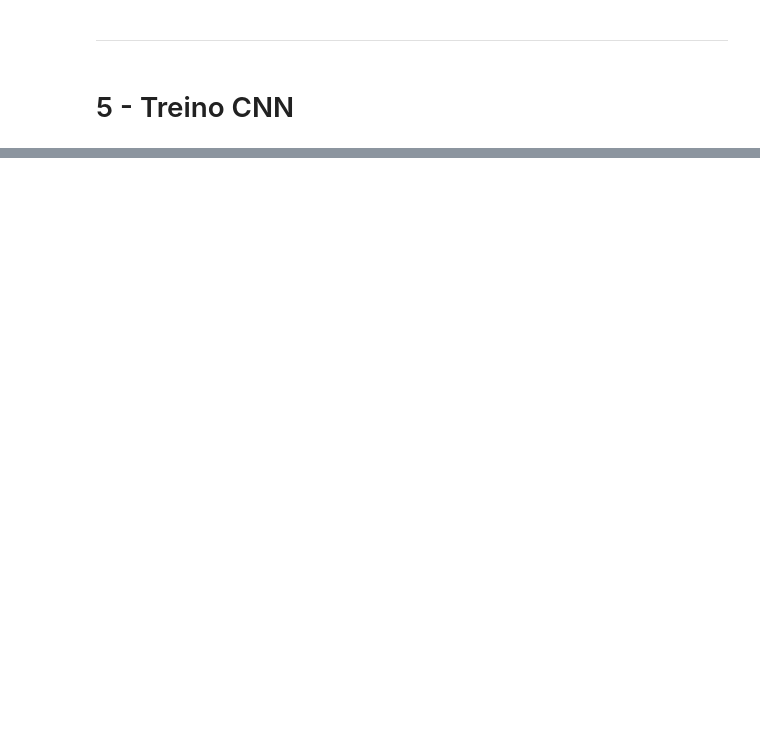
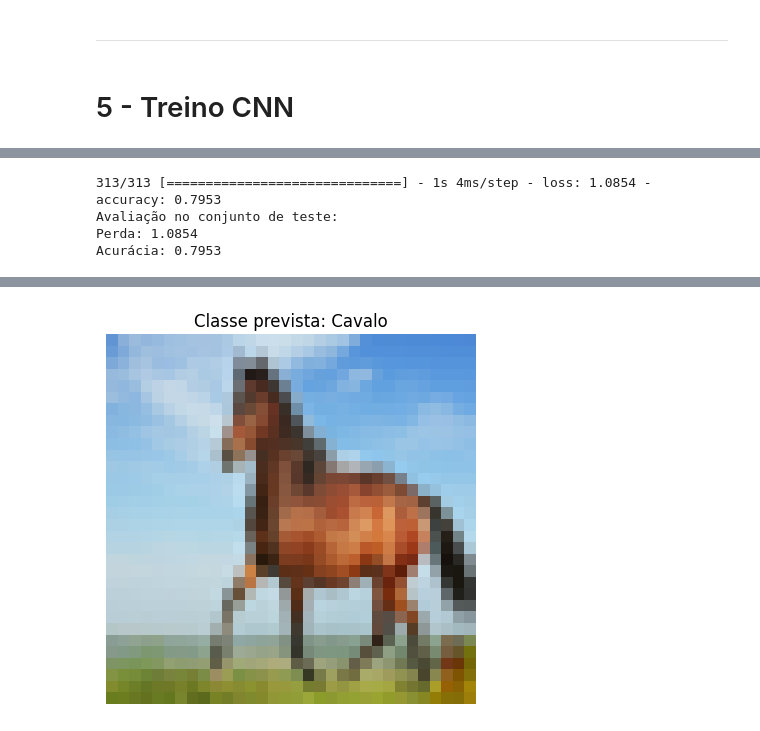
Before and after one commit to andrerochasouza/circle-view, a Jupyter notebook: ml-dl/dl_main.ipynb, the cells around one changed output, grey strips where cells are left out. Cells and saved outputs as stored; diff of their text form; code cells hidden in the pictures; blank space fills up the shorter version.

```diff
--- a/ml-dl/dl_main.ipynb
+++ b/ml-dl/dl_main.ipynb
@@ -224,0 +227,56 @@ Epoch 14/15
+# %%
+test_loss, test_acc = model.evaluate(test_images, test_labels)
+
+print("Avaliação no conjunto de teste:")
+print("Perda: {:.4f}".format(test_loss))
+print("Acurácia: {:.4f}".format(test_acc))
+# %% [output]
+313/313 [==============================] - 1s 4ms/step - loss: 1.0854 - accuracy: 0.7953
+Avaliação no conjunto de teste:
+Perda: 1.0854
+Acurácia: 0.7953
+# %%
+try:
+    # Deve inserir o caminho do arquivo que quer testar abaixo (já realiza resize na imagem)
+    test_image = Image.open('/content/cavalo_1.jpg')
+    test_image = test_image.resize((32, 32))
+
+    plt
+except:
+    print("Erro ao carregar a imagem de teste.")
+    exit()
+
+try:
+    test_image = np.array(test_image)
+except:
+    print("Erro ao converter a imagem para um array numpy.")
+    exit()
+
+if test_image.shape != (32, 32, 3):
+    print("A imagem de teste tem o formato errado.")
+    exit()
+
+predicted_probabilities = model.predict(np.array([test_image]))
+predicted_class = np.argmax(predicted_probabilities)
+
+plt.imshow(test_image)
+plt.axis('off')
+
+class_names = {
+    0: 'Avião',
+    1: 'Automóvel',
+    2: 'Pássaro',
+    3: 'Gato',
+    4: 'Veado',
+    5: 'Cachorro',
+    6: 'Sapo',
+    7: 'Cavalo',
+    8: 'Barco',
+    9: 'Caminhão'
+}
+
+predicted_class_name = class_names[predicted_class]
+plt.title("Classe prevista: " + predicted_class_name)
+
+plt.show()
+# %% [output]
@@ -224,0 +284 @@ Epoch 14/15
+[figure, added]
```
Also changed, not shown: parts of 8 cells of this notebook.
